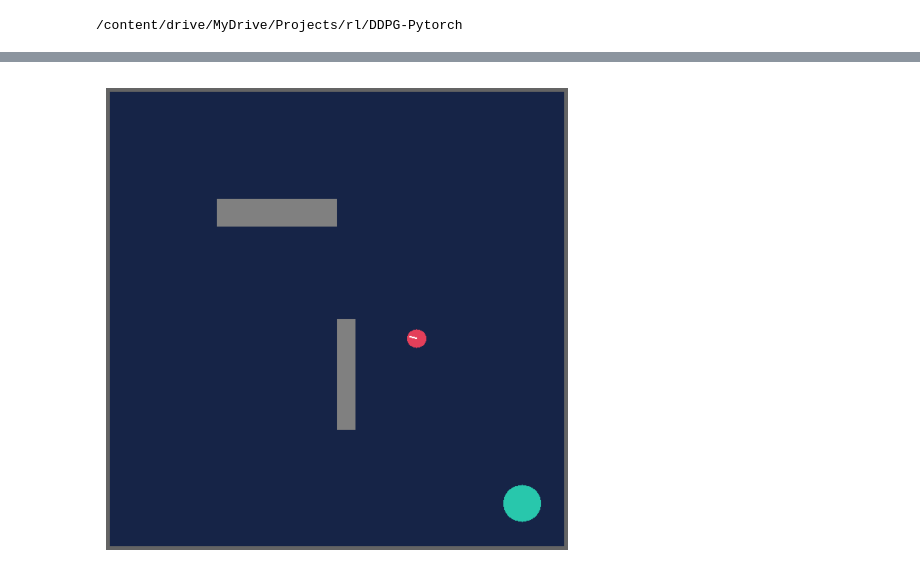
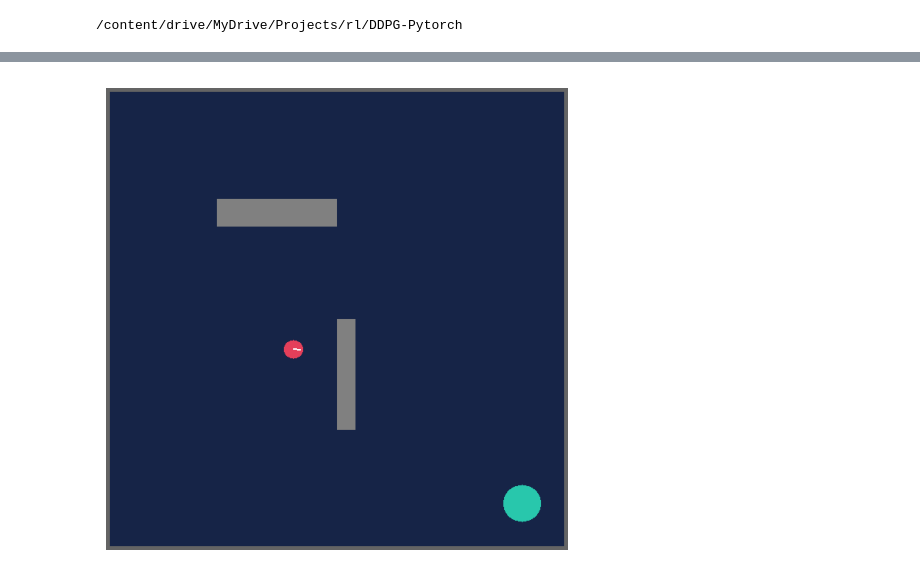
Before and after one commit to hasanyusuf01/und_assessment, a Jupyter notebook: main.ipynb, the cells around one changed output, grey strips where cells are left out. Drawn from its saved outputs; the diff is of its cells as text; code cells hidden in the pictures.

```diff
--- a/main.ipynb
+++ b/main.ipynb
@@ -307,36 +336,36 @@ def run_random_agent_animation(env, steps=500):
     state = env.reset()
     for _ in range(steps):
         # Sample a random action from the continuous action space
         action = env.action_space.sample()
-        state, reward, done,_, info = env.step(action)
+        state, reward, done,_,info = env.step(action)
         frame = env.render(mode='rgb_array')
         frames.append(frame)
         if done:
             break
     return frames
 
 # Create environment instance (with obstacles and continuous actions)
 env = PointParticleEnv(obs=True)
 
 # Run the agent for 50 random steps and collect frames
-frames = run_random_agent_animation(env, steps=50)
+frames = run_random_agent_animation(env, steps=150)
 
 # Create animation using matplotlib
 fig, ax = plt.subplots(figsize=(6, 6))
 ax.axis('off')
 im = ax.imshow(frames[0])
 
 def update(frame):
     im.set_data(frame)
     return [im]
 
 anim = animation.FuncAnimation(fig, update, frames=frames, interval=100, blit=True)
 
 # Display animation as HTML video (for Jupyter notebooks)
 HTML(anim.to_html5_video())
 # %% [output]
 [interactive output not drawn]
-[figure, old version]
+[figure, new version]
 # %%
 import os
 import wandb
```
Also changed, not shown: parts of 8 cells of this notebook, 1 other file.
